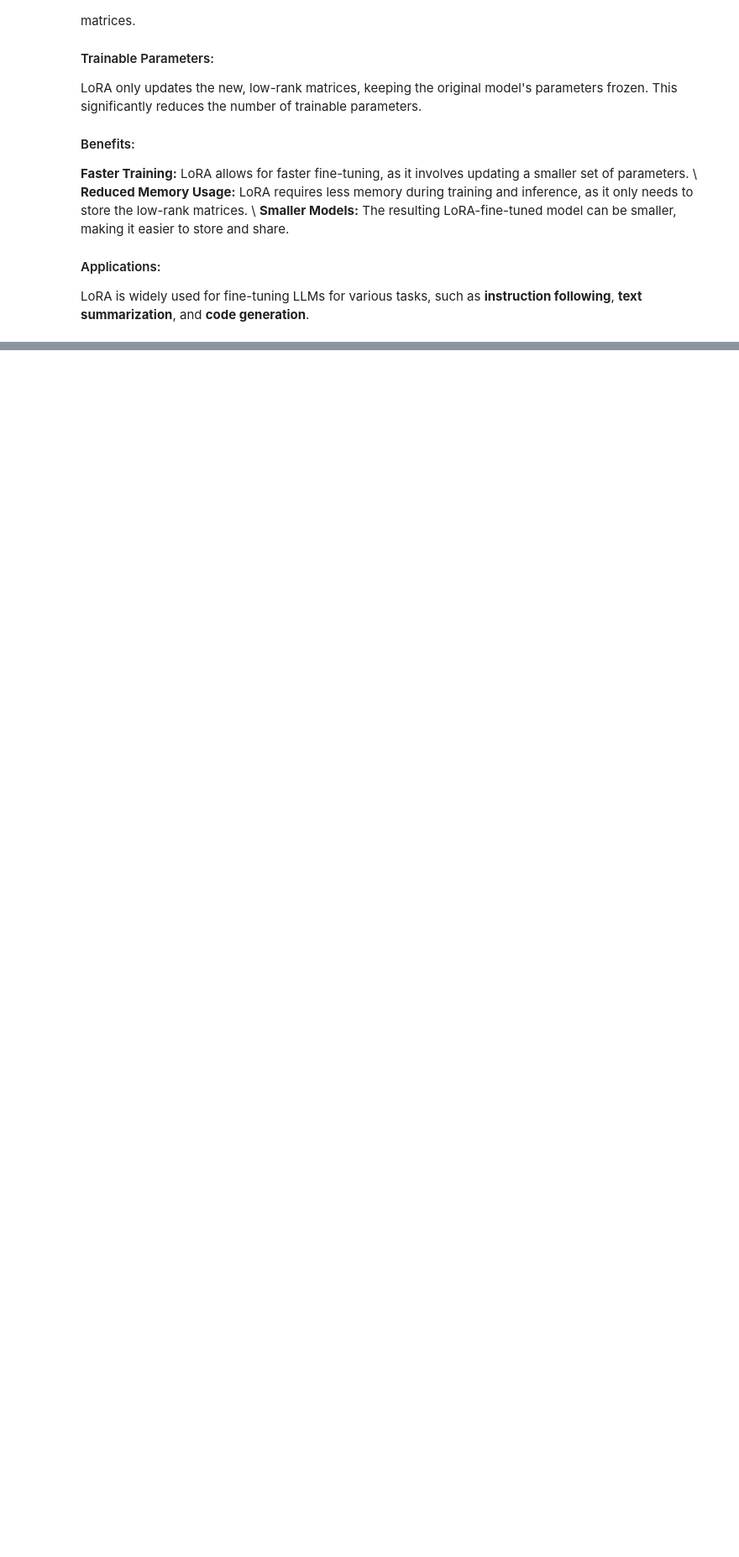
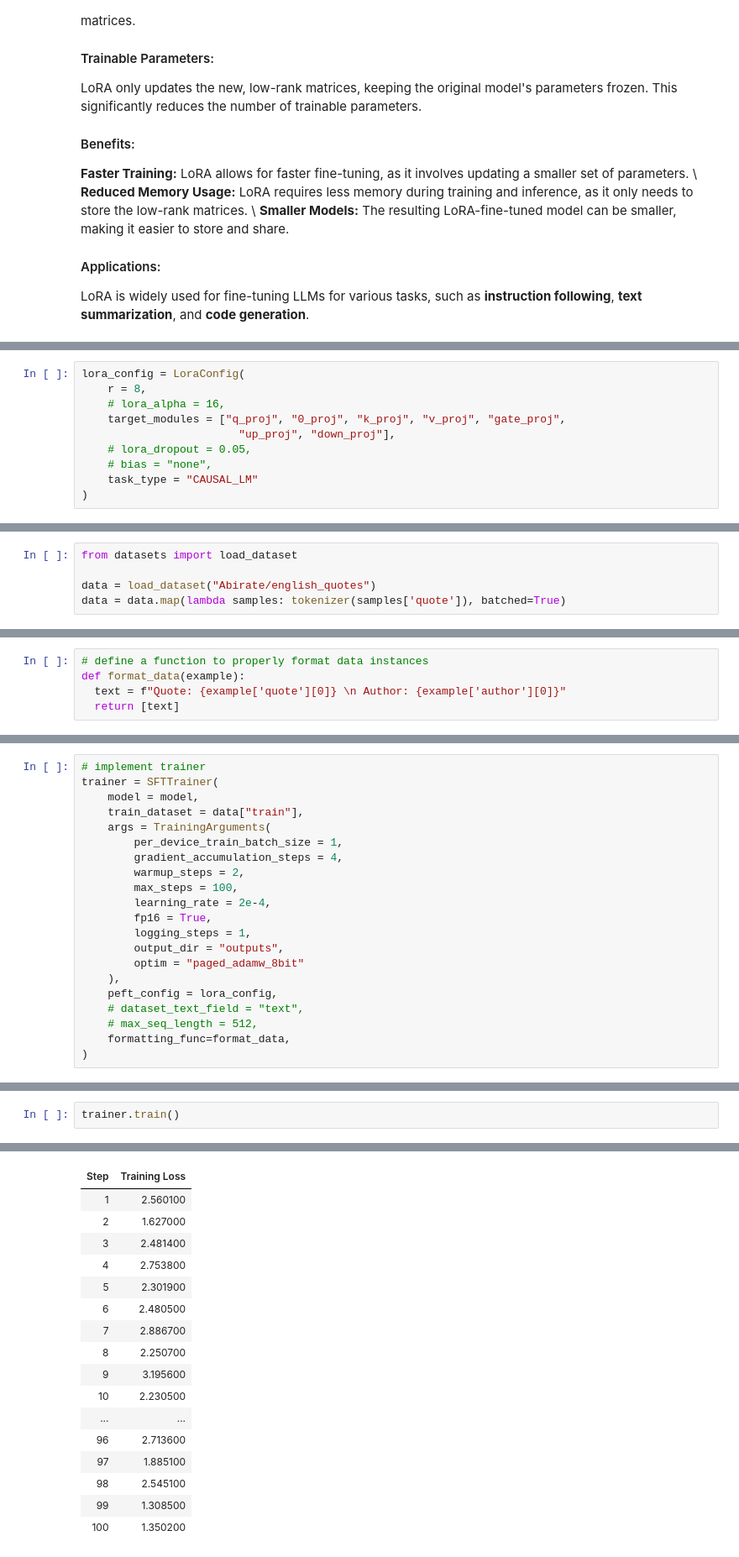
Before and after one commit to milad818/ml-frameworks, a Jupyter notebook: gen_ai/Finetuning_Google_Gemma.ipynb, the cells around one changed output, grey strips where cells are left out. Shown: that part at 84% size. Drawn from its saved outputs; the diff is of its cells as text; blank space fills up the shorter version.

```diff
--- a/gen_ai/Finetuning_Google_Gemma.ipynb
+++ b/gen_ai/Finetuning_Google_Gemma.ipynb
@@ -45,0 +176,10 @@ LoRA is widely used for fine-tuning LLMs for various tasks, such as **instructio
+# %%
+lora_config = LoraConfig(
+    r = 8,
+    # lora_alpha = 16,
+    target_modules = ["q_proj", "0_proj", "k_proj", "v_proj", "gate_proj",
+                        "up_proj", "down_proj"],
+    # lora_dropout = 0.05,
+    # bias = "none",
+    task_type = "CAUSAL_LM"
+)
@@ -45,0 +198,5 @@ LoRA is widely used for fine-tuning LLMs for various tasks, such as **instructio
+# %%
+from datasets import load_dataset
+
+data = load_dataset("Abirate/english_quotes")
+data = data.map(lambda samples: tokenizer(samples['quote']), batched=True)
@@ -45,0 +214,5 @@ LoRA is widely used for fine-tuning LLMs for various tasks, such as **instructio
+# %%
+# define a function to properly format data instances
+def format_data(example):
+  text = f"Quote: {example['quote'][0]} \n Author: {example['author'][0]}"
+  return [text]
@@ -45,0 +227,21 @@ LoRA is widely used for fine-tuning LLMs for various tasks, such as **instructio
+# %%
+# implement trainer
+trainer = SFTTrainer(
+    model = model,
+    train_dataset = data["train"],
+    args = TrainingArguments(
+        per_device_train_batch_size = 1,
+        gradient_accumulation_steps = 4,
+        warmup_steps = 2,
+        max_steps = 100,
+        learning_rate = 2e-4,
+        fp16 = True,
+        logging_steps = 1,
+        output_dir = "outputs",
+        optim = "paged_adamw_8bit"
+    ),
+    peft_config = lora_config,
+    # dataset_text_field = "text",
+    # max_seq_length = 512,
+    formatting_func=format_data,
+)
@@ -45,0 +254,3 @@ LoRA is widely used for fine-tuning LLMs for various tasks, such as **instructio
+# %%
+trainer.train()
+# %% [output]
@@ -45,0 +275,17 @@ LoRA is widely used for fine-tuning LLMs for various tasks, such as **instructio
+| Step | Training Loss |
+| 1 | 2.560100 |
+| 2 | 1.627000 |
+| 3 | 2.481400 |
+| 4 | 2.753800 |
+| 5 | 2.301900 |
+| 6 | 2.480500 |
+| 7 | 2.886700 |
+| 8 | 2.250700 |
+| 9 | 3.195600 |
+| 10 | 2.230500 |
+| ... | ... |
+| 96 | 2.713600 |
+| 97 | 1.885100 |
+| 98 | 2.545100 |
+| 99 | 1.308500 |
+| 100 | 1.350200 |
```
Also changed, not shown: parts of 30 cells of this notebook.
